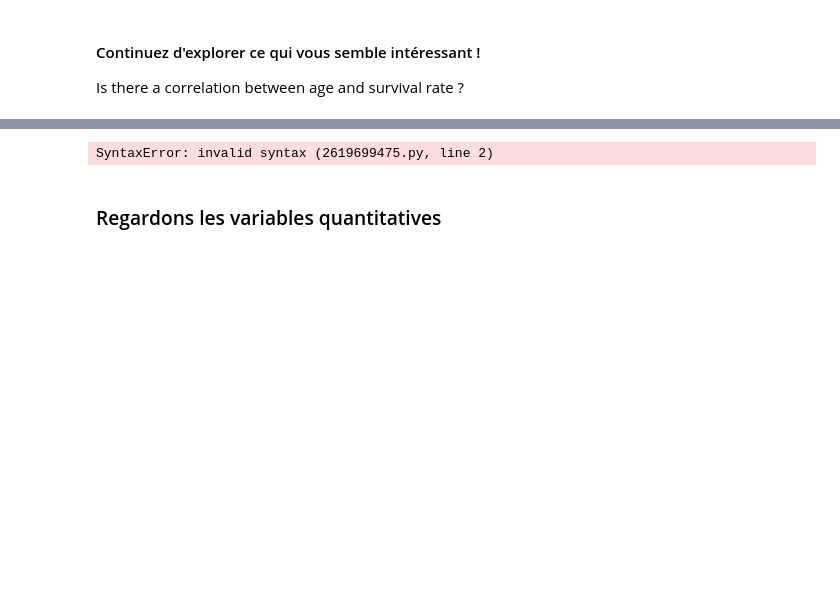
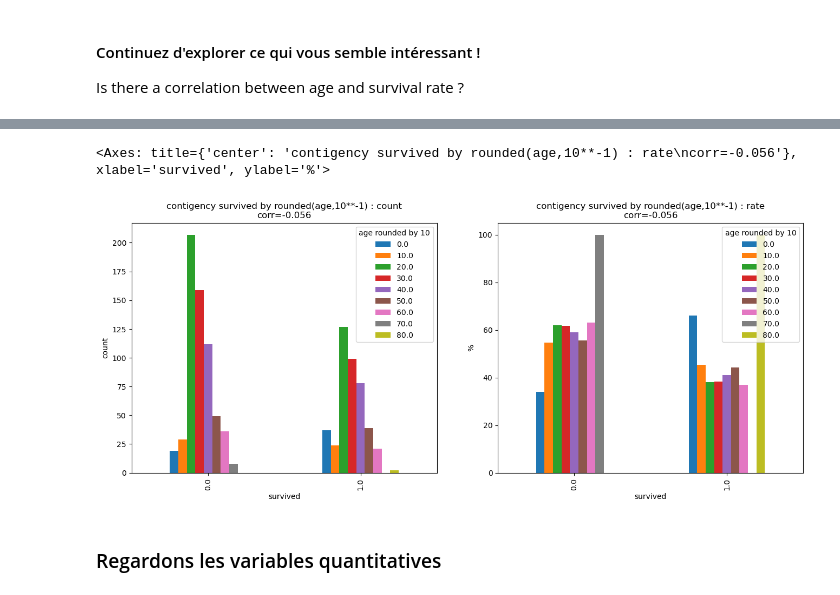
Before and after one commit to thomasmari/DataS3PG, a Jupyter notebook: module/8.Stats/Tests_d_hypothese_3/Tests d_hypothèses.ipynb, the cells around one changed output, grey strips where cells are left out. Cells and saved outputs as stored; diff of their text form; code cells hidden in the pictures; blank space fills up the shorter version.

```diff
--- a/module/8.Stats/Tests_d_hypothese_3/Tests d_hypothèses.ipynb
+++ b/module/8.Stats/Tests_d_hypothese_3/Tests d_hypothèses.ipynb
@@ -293,7 +288,15 @@ SyntaxError: invalid syntax (1110496514.py, line 1)
-# %%
-import nbimporter
-import "1.Gapminder/IntroGapminder.ipynb" as gapminder
-%run "1.Gapminder/IntroGapminder"
-name.functionName()
-# %% [output]
-SyntaxError: invalid syntax (2619699475.py, line 2)
+# %%
+#data
+df_age_round = df[['age','survived','sex']].copy()
+df_age_round['age rounded by 10'] = df[['age']].apply(lambda x : round(x,-1),axis=1)
+cont_age_surv_count = pd.crosstab(df_age_round['survived'],df_age_round['age rounded by 10'])
+cont_age_surv_rate = cont_age_surv_count / cont_age_surv_count.sum(axis=0) *100
+corr_age_surv = round(df[['age','survived']].corr(method='pearson').loc['age','survived'],3)
+#plotting
+plt.figure(figsize=(16,6))
+axes = [plt.subplot(1,2,1),plt.subplot(1,2,2)]
+cont_age_surv_count.plot.bar(ax=axes[0],title=f'contigency survived by rounded(age,10**-1) : count\ncorr={corr_age_surv}',ylabel='count')
+cont_age_surv_rate.plot.bar(ax=axes[1],title=f'contigency survived by rounded(age,10**-1) : rate\ncorr={corr_age_surv}',ylabel='%')
+# %% [output]
+<Axes: title={'center': 'contigency survived by rounded(age,10**-1) : rate\ncorr=-0.056'}, xlabel='survived', ylabel='%'>
+[figure, added]
```
Also changed, not shown: parts of 27 cells of this notebook.
